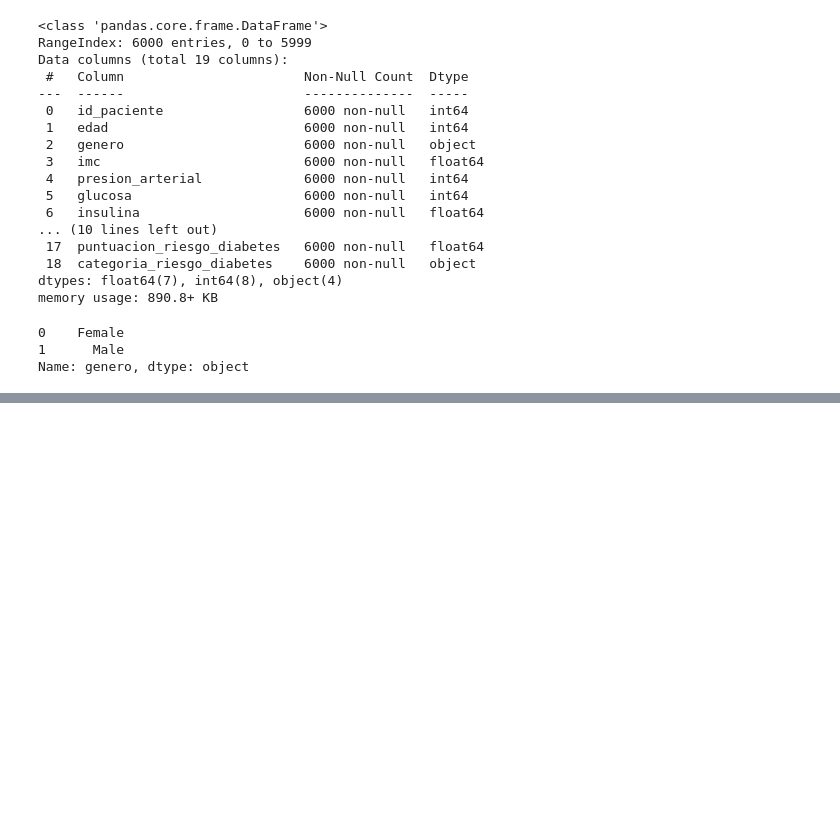
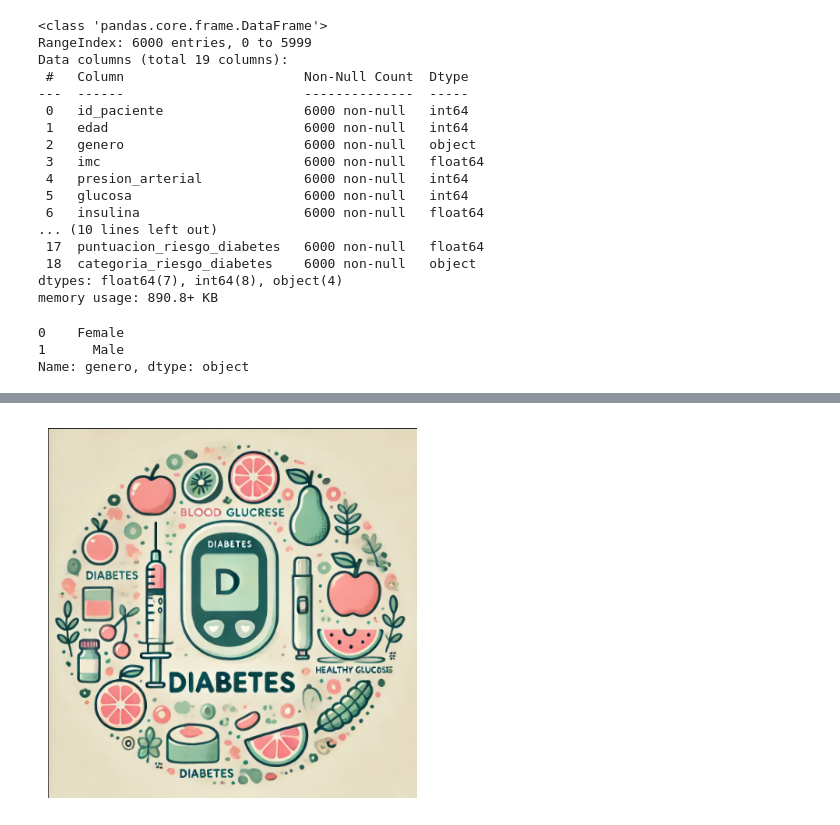
Before and after one commit to DuvanLope/Trabajo-Final, a Jupyter notebook: Diabetesfinal/diabetes.ipynb, the cells around one changed output, grey strips where cells are left out. Saved outputs shown, nothing was run; the diff lists cells and outputs as text; code cells hidden in the pictures; blank space fills up the shorter version.

```diff
--- a/Diabetesfinal/diabetes.ipynb
+++ b/Diabetesfinal/diabetes.ipynb
@@ -246,0 +273,10 @@ import seaborn as sns
+# %%
+url = "diabetes_risk_dataset.csv"
+Diabetes = pd.read_csv(url)
+imagen = "diabetesimg.png"
+imagen1 = plt.imread(imagen)
+plt.imshow(imagen1)
+plt.axis("off")
+plt.show()
+# %% [output]
+[figure, added]
```
Also changed, not shown: parts of 4 cells of this notebook, 2 other files.
